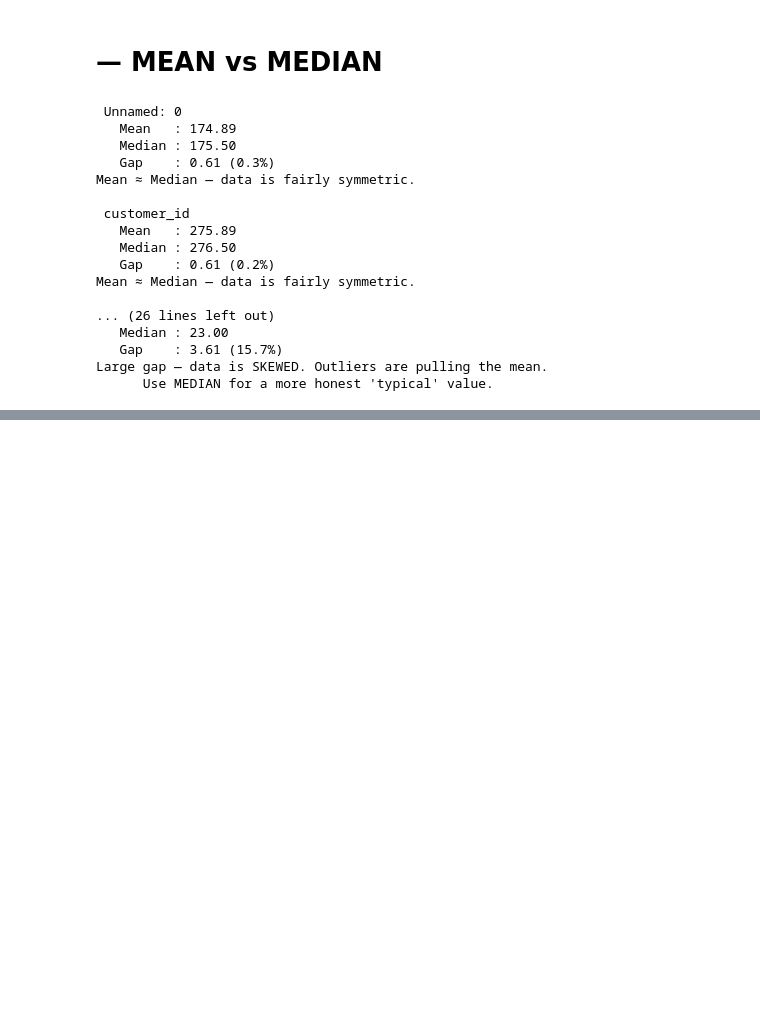
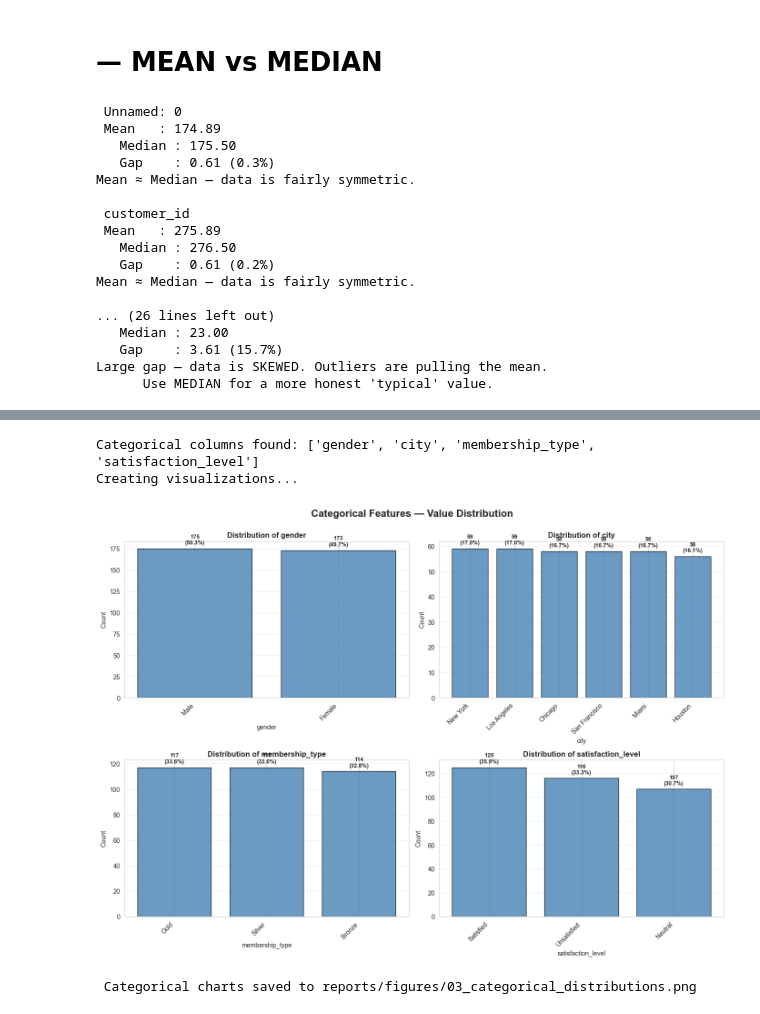
Before and after one commit to suzzzel5/E-Commerce-Customer-Analytics, a Jupyter notebook: notebooks/data_exploration.ipynb, the cells around one changed output, grey strips where cells are left out. Cells and saved outputs as stored; diff of their text form; code cells hidden in the pictures; blank space fills up the shorter version.

```diff
--- a/notebooks/data_exploration.ipynb
+++ b/notebooks/data_exploration.ipynb
@@ -390,0 +519,70 @@ df.to_csv("../data/ecommerece-backup.csv",index=False)
+# %%
+# WHY VISUALIZE CATEGORIES?
+# If you have a "Membership_Type" column with values:
+# - Gold: 50 customers
+# - Silver: 200 customers
+# - Bronze: 750 customers
+#
+# Just reading those numbers is boring and hard to remember.
+# A BAR CHART makes it OBVIOUS at a glance that
+# Bronze dominates — which leads to business questions like:
+# "Why aren't more customers upgrading to Silver/Gold?"
+
+# Get all categorical (object) columns
+cat_cols = df.select_dtypes(include='object').columns.tolist()
+
+print(f"Categorical columns found: {cat_cols}")
+print(f"Creating visualizations...\n")
+
+# Calculate layout
+n_cols = 2  # 2 charts per row (easier to read than 3)
+n_rows = (len(cat_cols) + n_cols - 1) // n_cols
+
+fig, axes = plt.subplots(n_rows, n_cols, figsize=(14, n_rows * 5))
+
+# Handle case where there's only one row
+if n_rows == 1:
+    axes = [axes] if n_cols == 1 else axes
+else:
+    axes = axes.flatten()
+
+for i, col in enumerate(cat_cols):
+    # Count how many of each category
+    value_counts = df[col].value_counts()
+
+    # Create bar chart
+    axes[i].bar(range(len(value_counts)), value_counts.values,
+                color='steelblue', edgecolor='black', alpha=0.8)
+
+    # Set x-axis labels
+    axes[i].set_xticks(range(len(value_counts)))
+    axes[i].set_xticklabels(value_counts.index, rotation=45, ha='right')
+
+    # Add value labels on top of each bar
+    for j, v in enumerate(value_counts.values):
+        percentage = (v / len(df)) * 100
+        axes[i].text(j, v + (v * 0.02),
+                    f'{v}\n({percentage:.1f}%)',
+                    ha='center', va='bottom', fontsize=9, fontweight='bold')
+
+    axes[i].set_title(f'Distribution of {col}', fontweight='bold', fontsize=12)
+    axes[i].set_xlabel(col, fontsize=10)
+    axes[i].set_ylabel('Count', fontsize=10)
+    axes[i].grid(axis='y', alpha=0.3)
+
+# Hide empty subplots
+for j in range(len(cat_cols), len(axes)):
+    axes[j].set_visible(False)
+
+plt.suptitle('Categorical Features — Value Distribution',
+             fontsize=16, fontweight='bold', y=1.00)
+plt.tight_layout()
+plt.savefig('../reports/figures/03_categorical_distributions.png', dpi=150, bbox_inches='tight')
+plt.show()
+
+print(" Categorical charts saved to reports/figures/03_categorical_distributions.png")
+# %% [output]
+Categorical columns found: ['gender', 'city', 'membership_type', 'satisfaction_level']
+Creating visualizations...
+[figure, added]
+ Categorical charts saved to reports/figures/03_categorical_distributions.png
```
Also changed, not shown: parts of 17 cells of this notebook, 5 other files.
